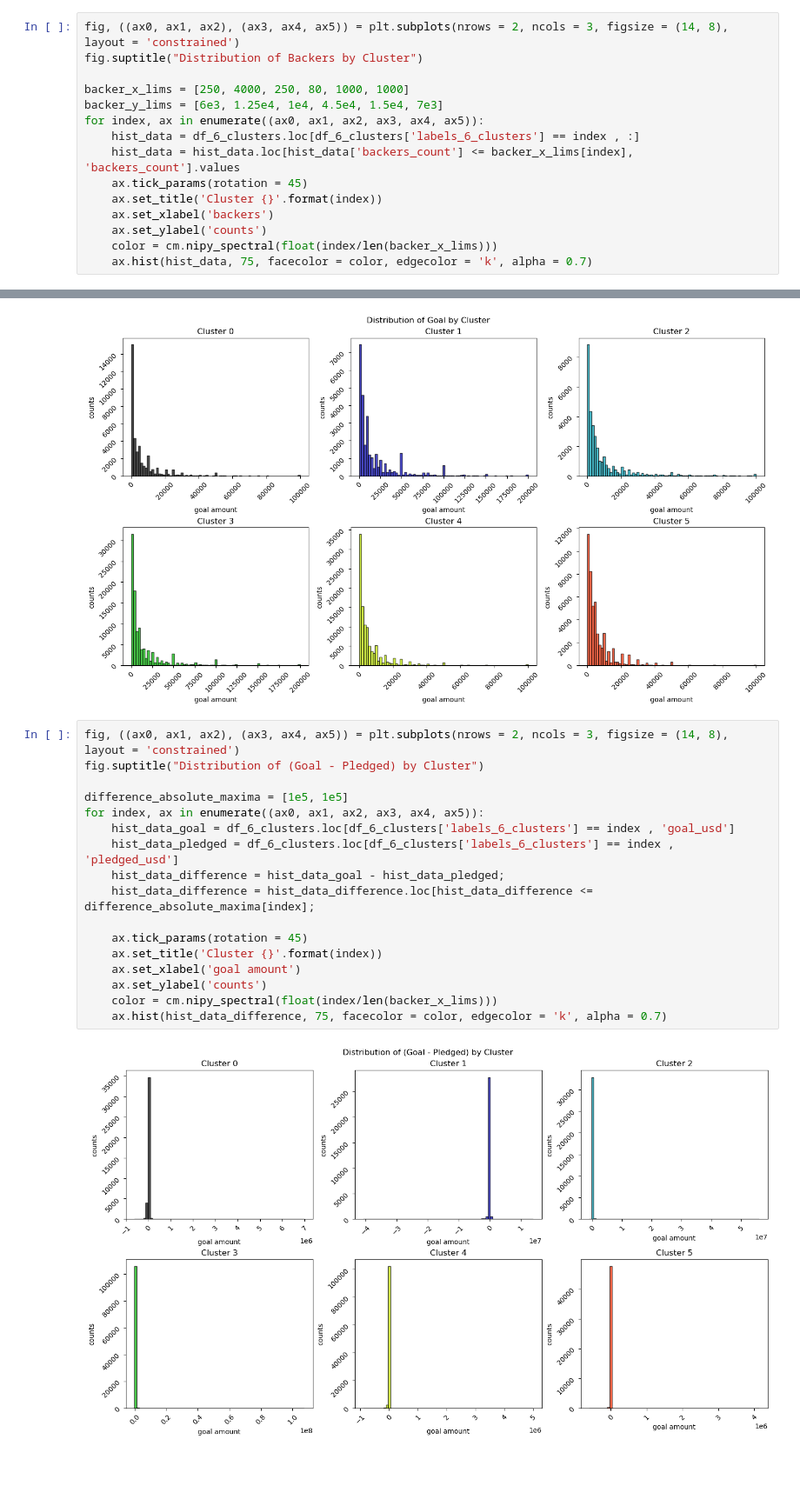
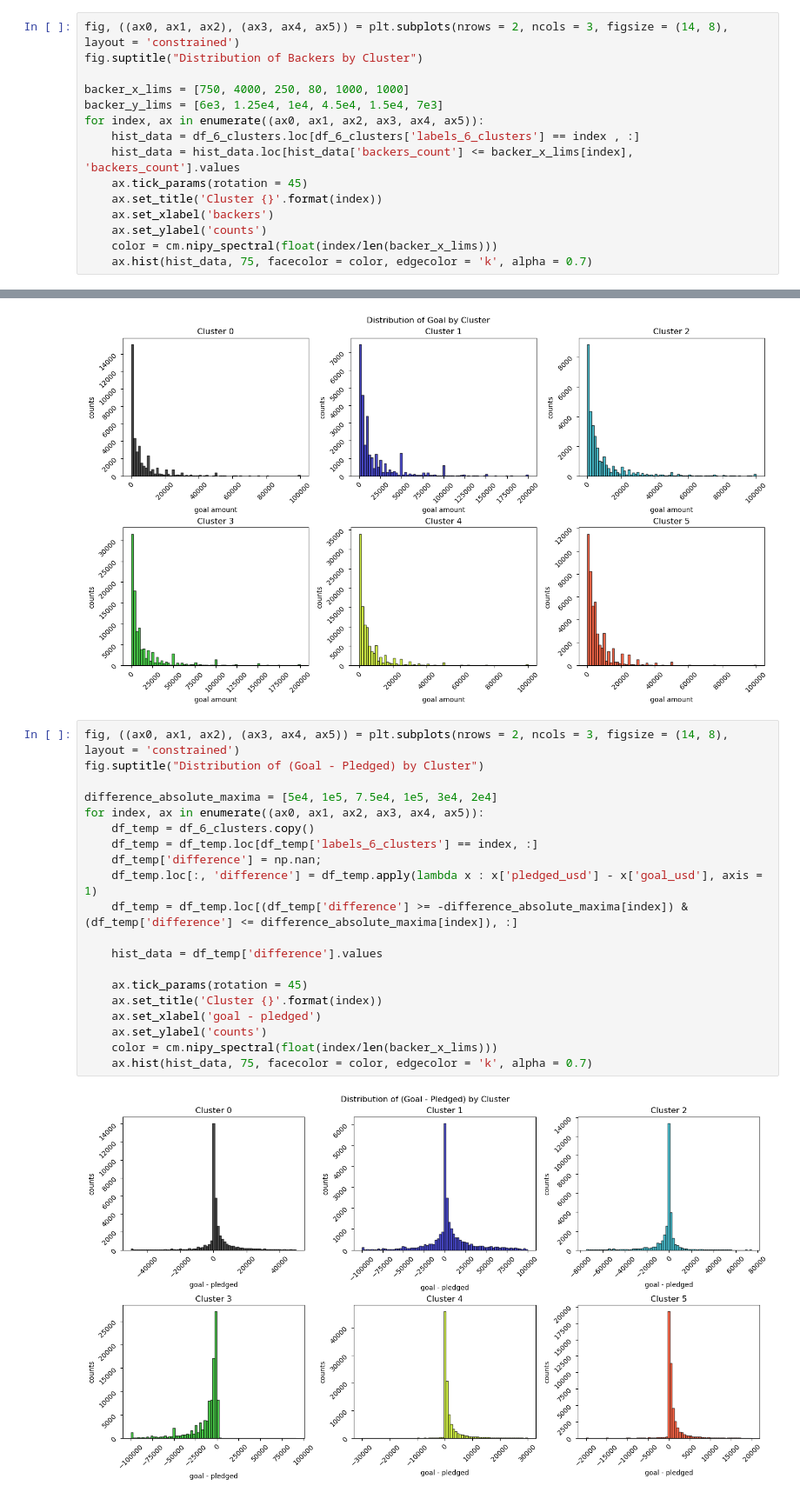
Before and after one commit to jtmartineau/kickstarter-analysis, a Jupyter notebook: WebRobots_KickstarterData/all-kickstarter-analysis.ipynb, the cells around one changed output, grey strips where cells are left out. Shown at 87% size. Saved outputs shown, nothing was run; the diff lists cells and outputs as text; blank space fills up the shorter version.

Commit message:
added more plots

```diff
--- a/WebRobots_KickstarterData/all-kickstarter-analysis.ipynb
+++ b/WebRobots_KickstarterData/all-kickstarter-analysis.ipynb
@@ -479,7 +479,7 @@ df_analysis = pd.read_csv('./analysis_ready_6_cluster_data.csv')
 fig, ((ax0, ax1, ax2), (ax3, ax4, ax5)) = plt.subplots(nrows = 2, ncols = 3, figsize = (14, 8), layout = 'constrained')
 fig.suptitle("Distribution of Backers by Cluster")
 
-backer_x_lims = [250, 4000, 250, 80, 1000, 1000]
+backer_x_lims = [750, 4000, 250, 80, 1000, 1000]
 backer_y_lims = [6e3, 1.25e4, 1e4, 4.5e4, 1.5e4, 7e3]
 for index, ax in enumerate((ax0, ax1, ax2, ax3, ax4, ax5)):
     hist_data = df_6_clusters.loc[df_6_clusters['labels_6_clusters'] == index , :]
@@ -531,19 +531,22 @@ for index, ax in enumerate((ax0, ax1, ax2, ax3, ax4, ax5)):
 # %%
 fig, ((ax0, ax1, ax2), (ax3, ax4, ax5)) = plt.subplots(nrows = 2, ncols = 3, figsize = (14, 8), layout = 'constrained')
 fig.suptitle("Distribution of (Goal - Pledged) by Cluster")
 
-difference_absolute_maxima = [1e5, 1e5]
+difference_absolute_maxima = [5e4, 1e5, 7.5e4, 1e5, 3e4, 2e4]
 for index, ax in enumerate((ax0, ax1, ax2, ax3, ax4, ax5)):
-    hist_data_goal = df_6_clusters.loc[df_6_clusters['labels_6_clusters'] == index , 'goal_usd']
-    hist_data_pledged = df_6_clusters.loc[df_6_clusters['labels_6_clusters'] == index , 'pledged_usd']
-    hist_data_difference = hist_data_goal - hist_data_pledged;
-    hist_data_difference = hist_data_difference.loc[hist_data_difference <= difference_absolute_maxima[index];
+    df_temp = df_6_clusters.copy()
+    df_temp = df_temp.loc[df_temp['labels_6_clusters'] == index, :]
+    df_temp['difference'] = np.nan;
+    df_temp.loc[:, 'difference'] = df_temp.apply(lambda x : x['pledged_usd'] - x['goal_usd'], axis = 1)
+    df_temp = df_temp.loc[(df_temp['difference'] >= -difference_absolute_maxima[index]) & (df_temp['difference'] <= difference_absolute_maxima[index]), :]
+
+    hist_data = df_temp['difference'].values
 
     ax.tick_params(rotation = 45)
     ax.set_title('Cluster {}'.format(index))
-    ax.set_xlabel('goal amount')
+    ax.set_xlabel('goal - pledged')
     ax.set_ylabel('counts')
     color = cm.nipy_spectral(float(index/len(backer_x_lims)))
-    ax.hist(hist_data_difference, 75, facecolor = color, edgecolor = 'k', alpha = 0.7)
+    ax.hist(hist_data, 75, facecolor = color, edgecolor = 'k', alpha = 0.7)
 # %% [output]
-[figure, old version]
+[figure, new version]
```
Also changed, not shown: parts of 3 cells of this notebook, 1 other file.
